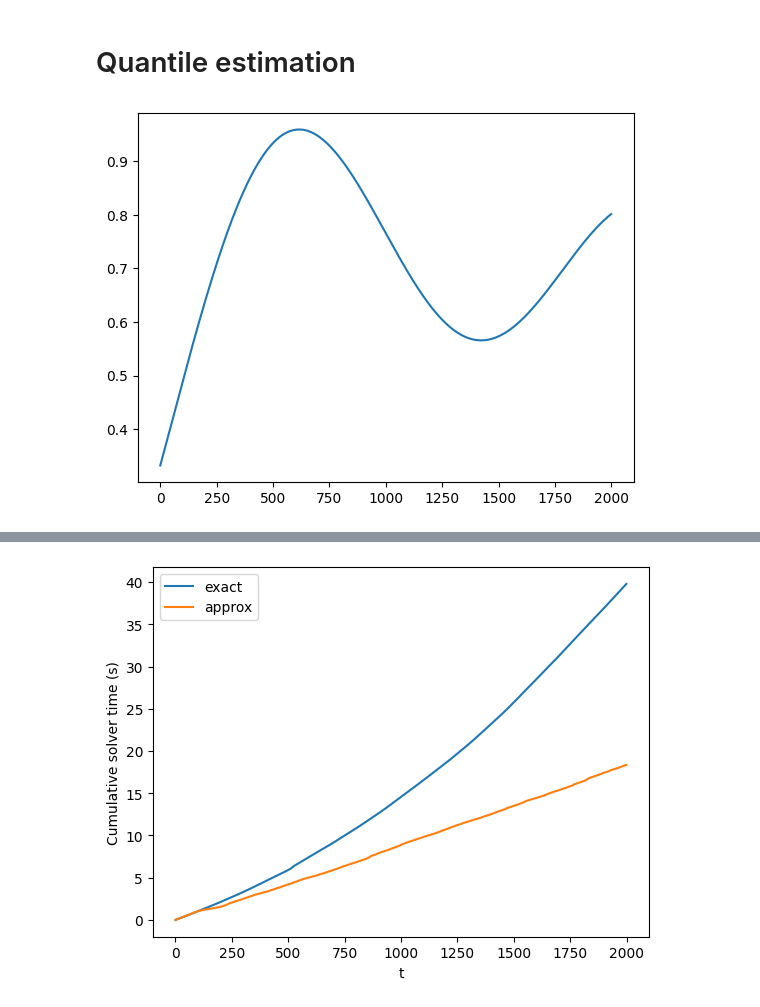
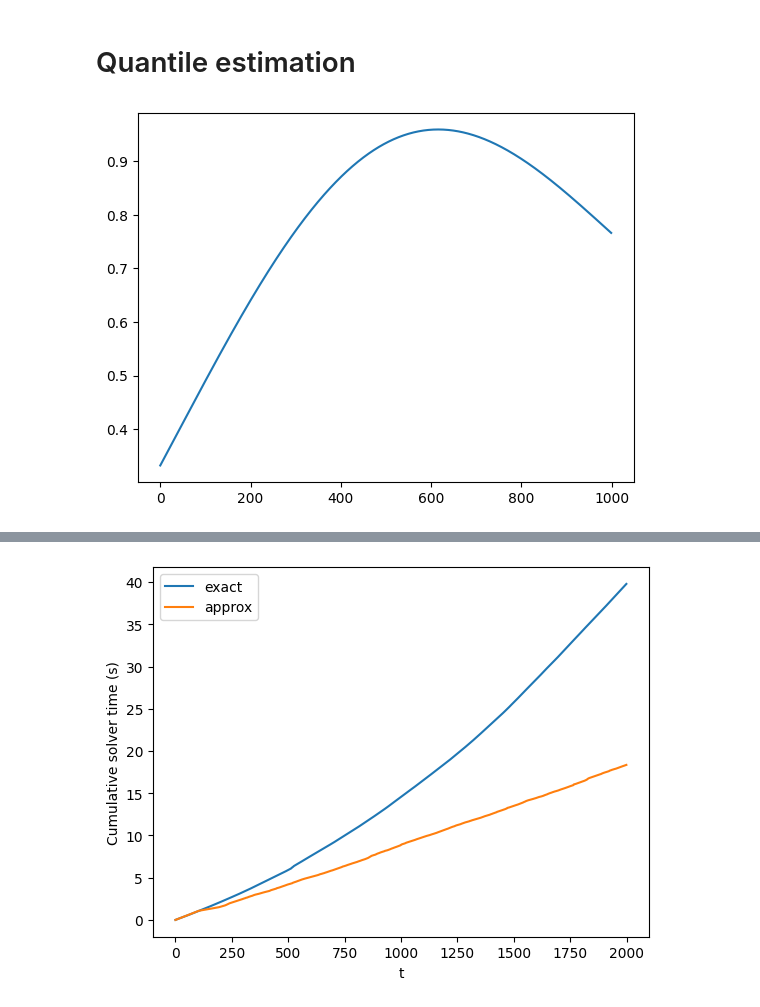
Before and after one commit to cvxgrp/ewmm_code, a Jupyter notebook: experiments.ipynb, the cells around one changed output, grey strips where cells are left out. Drawn from its saved outputs; the diff is of its cells as text; code cells hidden in the pictures.

```diff
--- a/experiments.ipynb
+++ b/experiments.ipynb
@@ -114,25 +110,27 @@ plt.savefig("figures/logistic_time.pdf")
 # %%
 sigma_sample = .2
 np.random.seed(13)
 
-T = 2000
+T = 1000
 d = 1
 four = RandomFourier(d=d, T=T, k_fouier=10, sigma=.1)
 _, _, thetas = four.gen(T)
 thetas = thetas[:, 0]
 y = sp.stats.lognorm.rvs(s=sigma_sample, scale=np.exp(thetas))
 
 plt.plot(thetas, label="thetas")
 
 H = 100
 gamma = (1/2) ** (1/H)
 models = []
 for alpha in [.15,.5,.85]:
     qest = QuantileEstimator(alpha, gamma)
     qest_tail = QuantileEstimator(alpha, gamma, tail_approx = 100)
+    qest_tail_grad = QuantileEstimator(alpha, gamma, tail_approx = 100, grad=True)
     models.append(qest)
     models.append(qest_tail)
+    models.append(qest_tail_grad)
 # %% [output]
-[figure, old version]
+[figure, new version]
 # %%
 eval = Evaluator(models, None, y, thetas)
```
Also changed, not shown: parts of 8 cells of this notebook, 1 other file.
